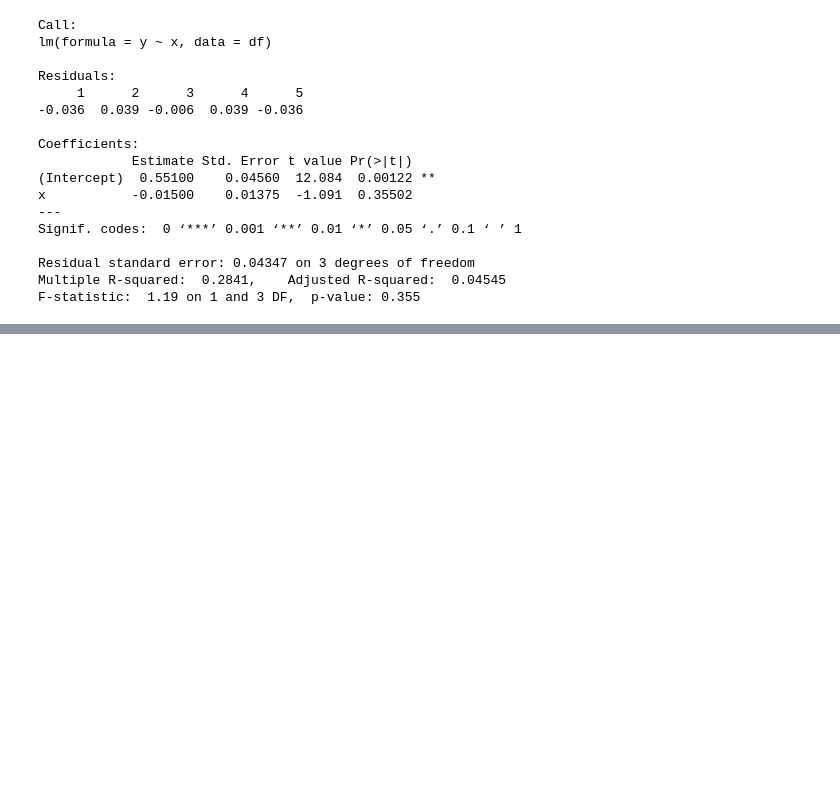
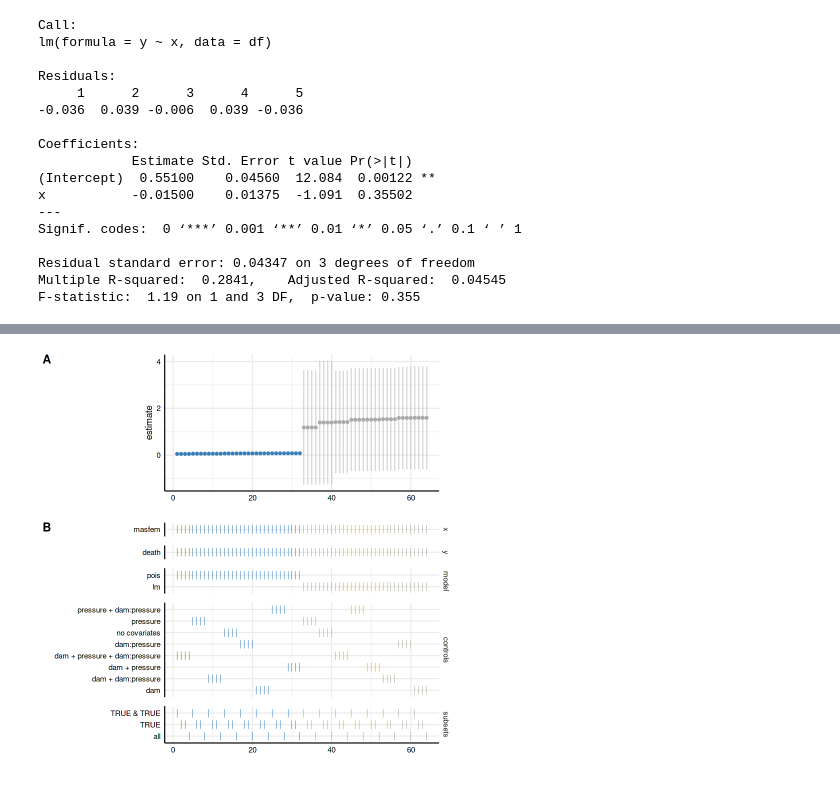
Before and after one commit to terhorst/stats504, a Jupyter notebook: lectures/week11/slides.ipynb, the cells around one changed output, grey strips where cells are left out. Cells and saved outputs as stored; diff of their text form; code cells hidden in the pictures; blank space fills up the shorter version.

Commit message:
week11 updates

```diff
--- a/lectures/week11/slides.ipynb
+++ b/lectures/week11/slides.ipynb
@@ -236,0 +227,6 @@ sample estimates:
+# %%
+# hur.data <- "https://www.pnas.org/action/downloadSupplement?doi=10.1073%2Fpnas.1402786111&file=pnas.1402786111.sd01.xlsx"
+# download.file(hur.data, "pnas.1402786111.sd01.xlsx")
+# hurricane <- readxl::read_excel('pnas.1402786111.sd01.xlsx')
+# write_csv(hurricane, "hurricane.csv")
+hurricane <- read_csv("https://raw.githubusercontent.com/terhorst/stats504/main/lectures/week11/hurricane.csv")
@@ -236,0 +537,27 @@ sample estimates:
+# %%
+# install.packages("specr")
+library(specr)
+
+pois <- function(formula, data) {
+  glm(formula, data, family = poisson())
+}
+
+nb <- function(formula, data) {
+  mgcv::gam(formula, data, family = "nb")
+}
+
+hurricane_data <- hurricane_data %>% mutate(
+    extreme1 = name != "Katrina",
+    extreme2 = !(name %in% c("Katrina", "Audrey"))
+)
+
+specs <- setup(data = hurricane_data,
+               x = c("masfem"),
+               y = c("death"),
+               controls = c("dam", "pressure", "dam:pressure"),
+               model = c("lm", "pois"),
+               subsets = list(extreme1=c(T), extreme2=c(T))
+)
+
+# Summary of specifications
+summary(specs)
@@ -236,0 +591,6 @@ sample estimates:
+# %%
+results <- specr(specs)
+# %%
+plot(results)
+# %% [output]
+[figure, added]
```
Also changed, not shown: parts of 37 cells of this notebook.
